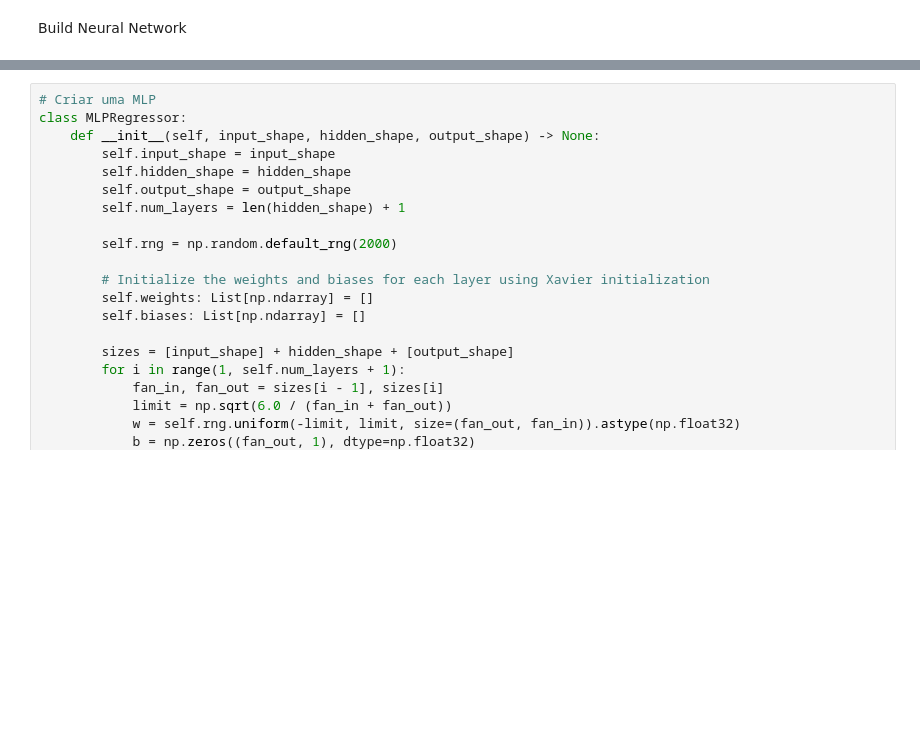
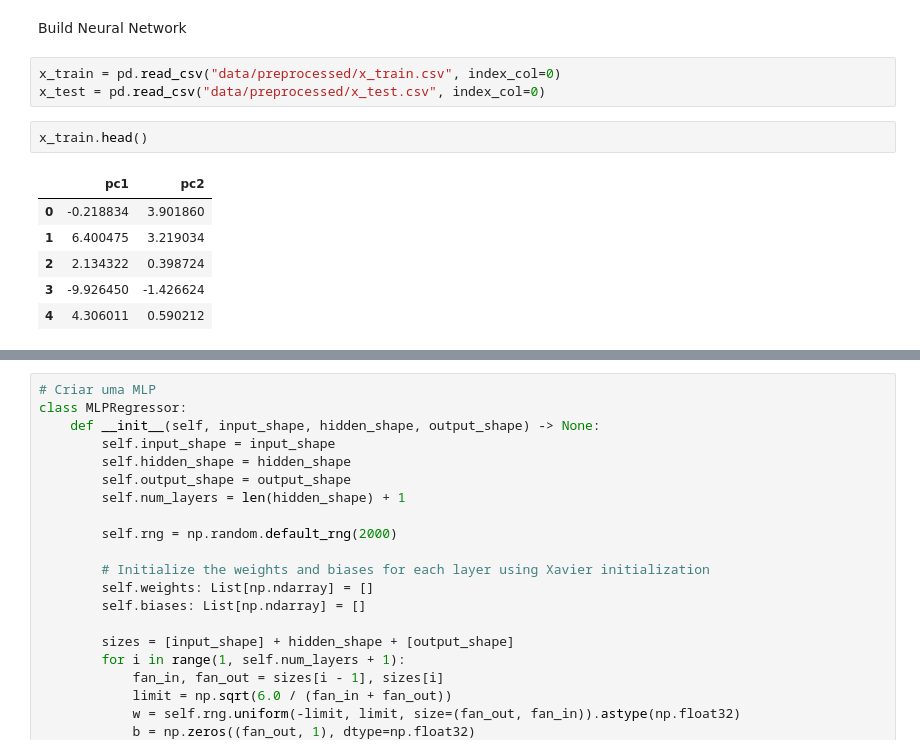
Before and after one commit to gabrielvazzz/Homework-2, a Jupyter notebook: 4_quest.ipynb, the cells around one changed output, grey strips where cells are left out. Cells and saved outputs as stored; diff of their text form; blank space fills up the shorter version.

```diff
--- a/4_quest.ipynb
+++ b/4_quest.ipynb
@@ -226,3 +226,15 @@ x_test_df.to_csv("data/preprocessed/x_test.csv")
 x_train_df.to_csv("data/preprocessed/x_train.csv")
 # %% [markdown]
 Build Neural Network
+# %%
+x_train = pd.read_csv("data/preprocessed/x_train.csv", index_col=0)
+x_test = pd.read_csv("data/preprocessed/x_test.csv", index_col=0)
+# %%
+x_train.head()
+# %% [output]
+|  | pc1 | pc2 |
+| 0 | -0.218834 | 3.901860 |
+| 1 | 6.400475 | 3.219034 |
+| 2 | 2.134322 | 0.398724 |
+| 3 | -9.926450 | -1.426624 |
+| 4 | 4.306011 | 0.590212 |
```
Also changed, not shown: parts of 4 cells of this notebook, 1 other file.
